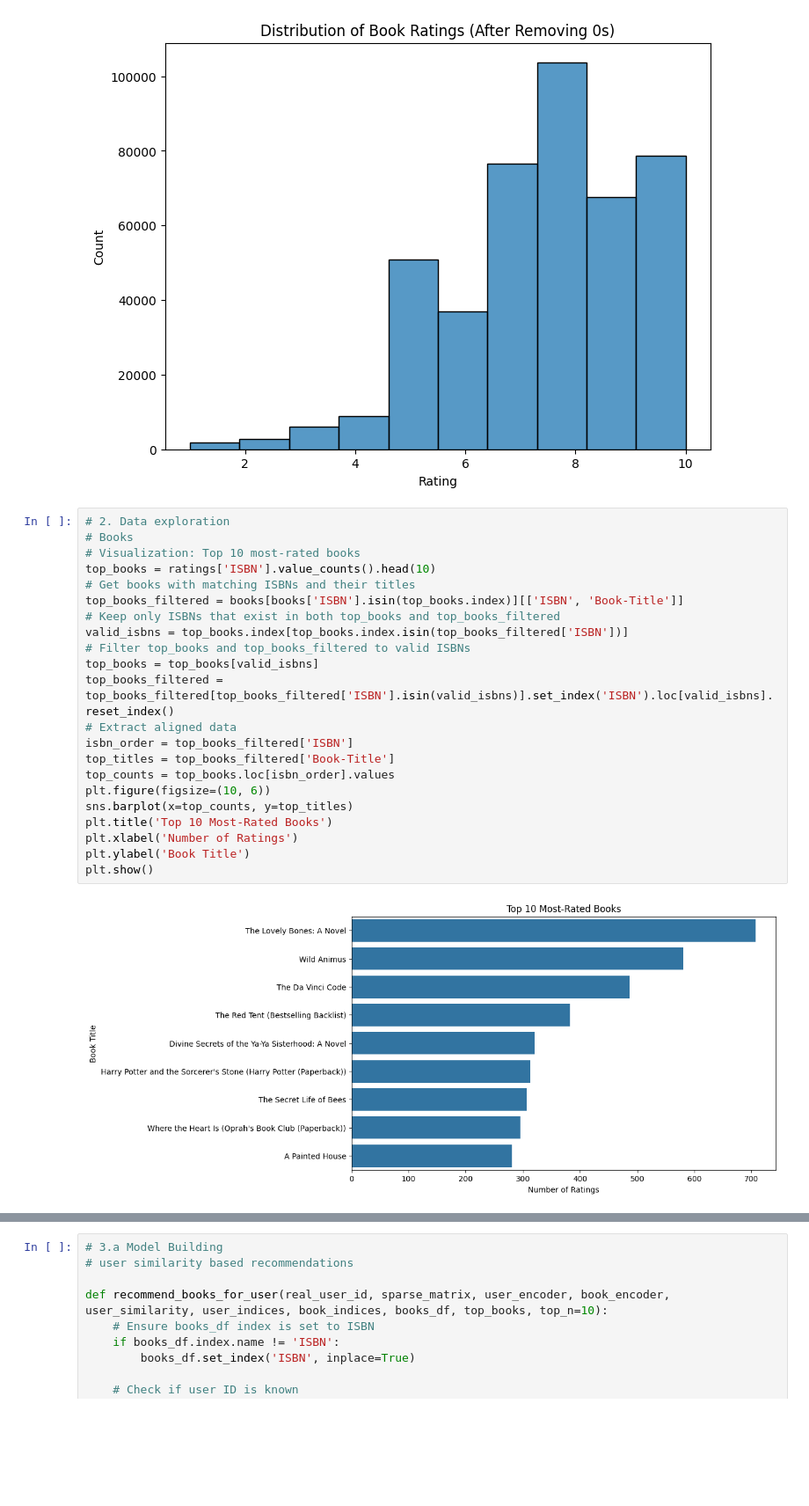
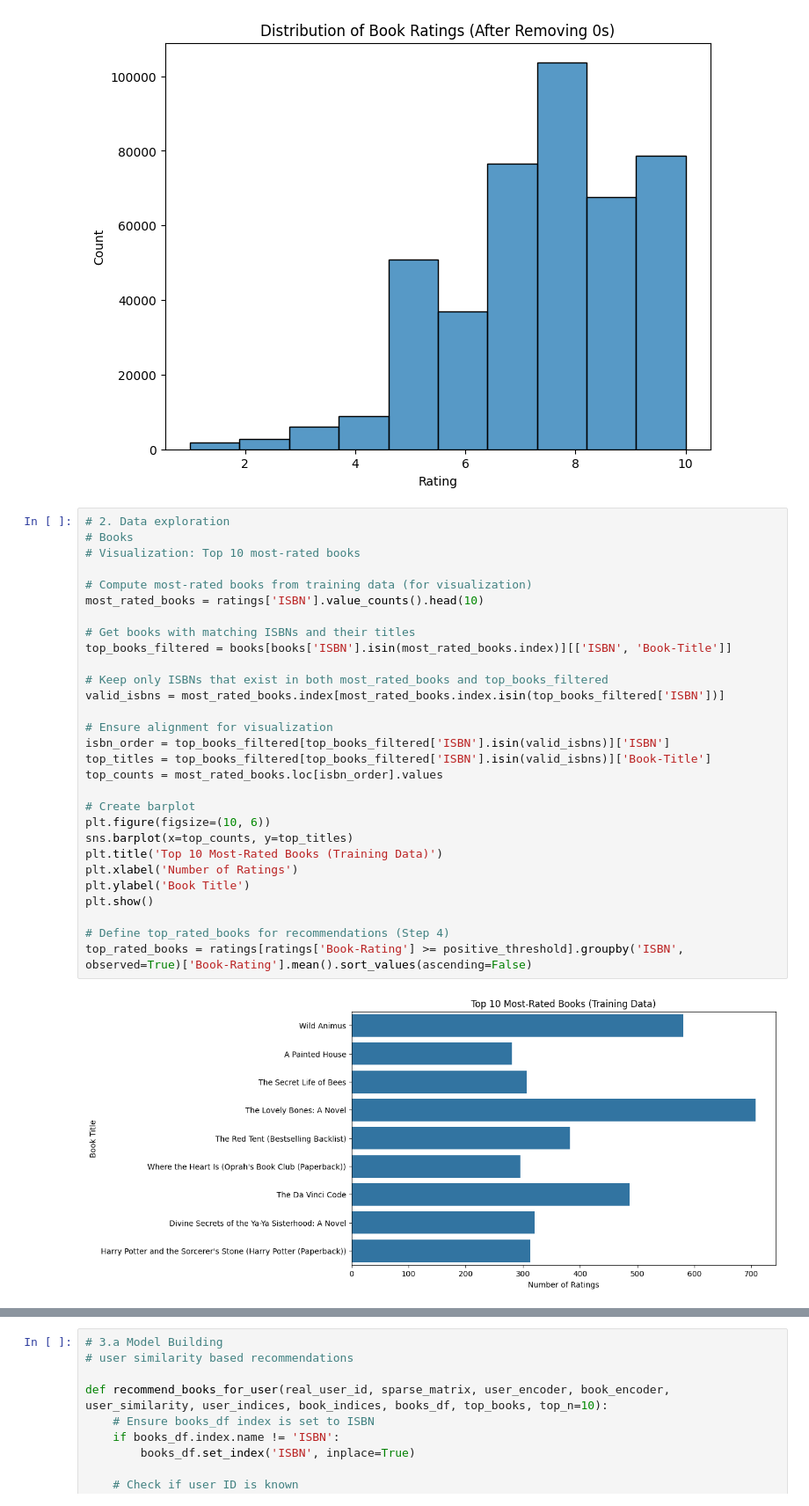
Before and after one commit to Lordofthedata/BookRecommender, a Jupyter notebook: Recommender.ipynb, the cells around one changed output, grey strips where cells are left out. Shown: that part at 88% size. Saved outputs shown, nothing was run; the diff lists cells and outputs as text; blank space fills up the shorter version.

```diff
--- a/Recommender.ipynb
+++ b/Recommender.ipynb
@@ -142,24 +143,31 @@ plt.show()
 # %%
 # 2. Data exploration
 # Books
 # Visualization: Top 10 most-rated books
-top_books = ratings['ISBN'].value_counts().head(10)
+
+# Compute most-rated books from training data (for visualization)
+most_rated_books = ratings['ISBN'].value_counts().head(10)
+
 # Get books with matching ISBNs and their titles
-top_books_filtered = books[books['ISBN'].isin(top_books.index)][['ISBN', 'Book-Title']]
-# Keep only ISBNs that exist in both top_books and top_books_filtered
-valid_isbns = top_books.index[top_books.index.isin(top_books_filtered['ISBN'])]
-# Filter top_books and top_books_filtered to valid ISBNs
-top_books = top_books[valid_isbns]
-top_books_filtered = top_books_filtered[top_books_filtered['ISBN'].isin(valid_isbns)].set_index('ISBN').loc[valid_isbns].reset_index()
-# Extract aligned data
-isbn_order = top_books_filtered['ISBN']
-top_titles = top_books_filtered['Book-Title']
-top_counts = top_books.loc[isbn_order].values
+top_books_filtered = books[books['ISBN'].isin(most_rated_books.index)][['ISBN', 'Book-Title']]
+
+# Keep only ISBNs that exist in both most_rated_books and top_books_filtered
+valid_isbns = most_rated_books.index[most_rated_books.index.isin(top_books_filtered['ISBN'])]
+
+# Ensure alignment for visualization
+isbn_order = top_books_filtered[top_books_filtered['ISBN'].isin(valid_isbns)]['ISBN']
+top_titles = top_books_filtered[top_books_filtered['ISBN'].isin(valid_isbns)]['Book-Title']
+top_counts = most_rated_books.loc[isbn_order].values
+
+# Create barplot
 plt.figure(figsize=(10, 6))
 sns.barplot(x=top_counts, y=top_titles)
-plt.title('Top 10 Most-Rated Books')
+plt.title('Top 10 Most-Rated Books (Training Data)')
 plt.xlabel('Number of Ratings')
 plt.ylabel('Book Title')
 plt.show()
+
+# Define top_rated_books for recommendations (Step 4)
+top_rated_books = ratings[ratings['Book-Rating'] >= positive_threshold].groupby('ISBN', observed=True)['Book-Rating'].mean().sort_values(ascending=False)
 # %% [output]
-[figure, old version]
+[figure, new version]
```
Also changed, not shown: parts of 14 cells of this notebook.
